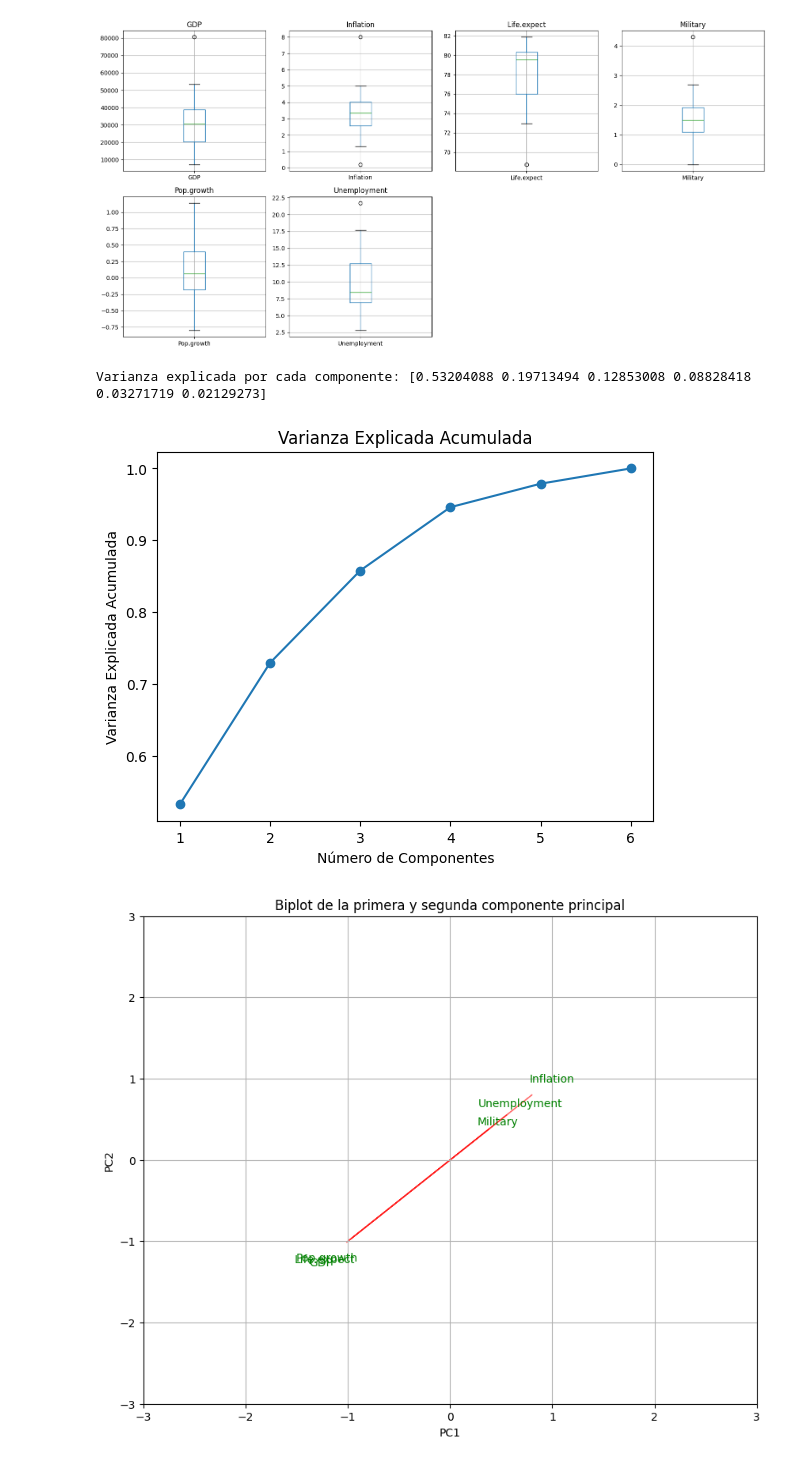
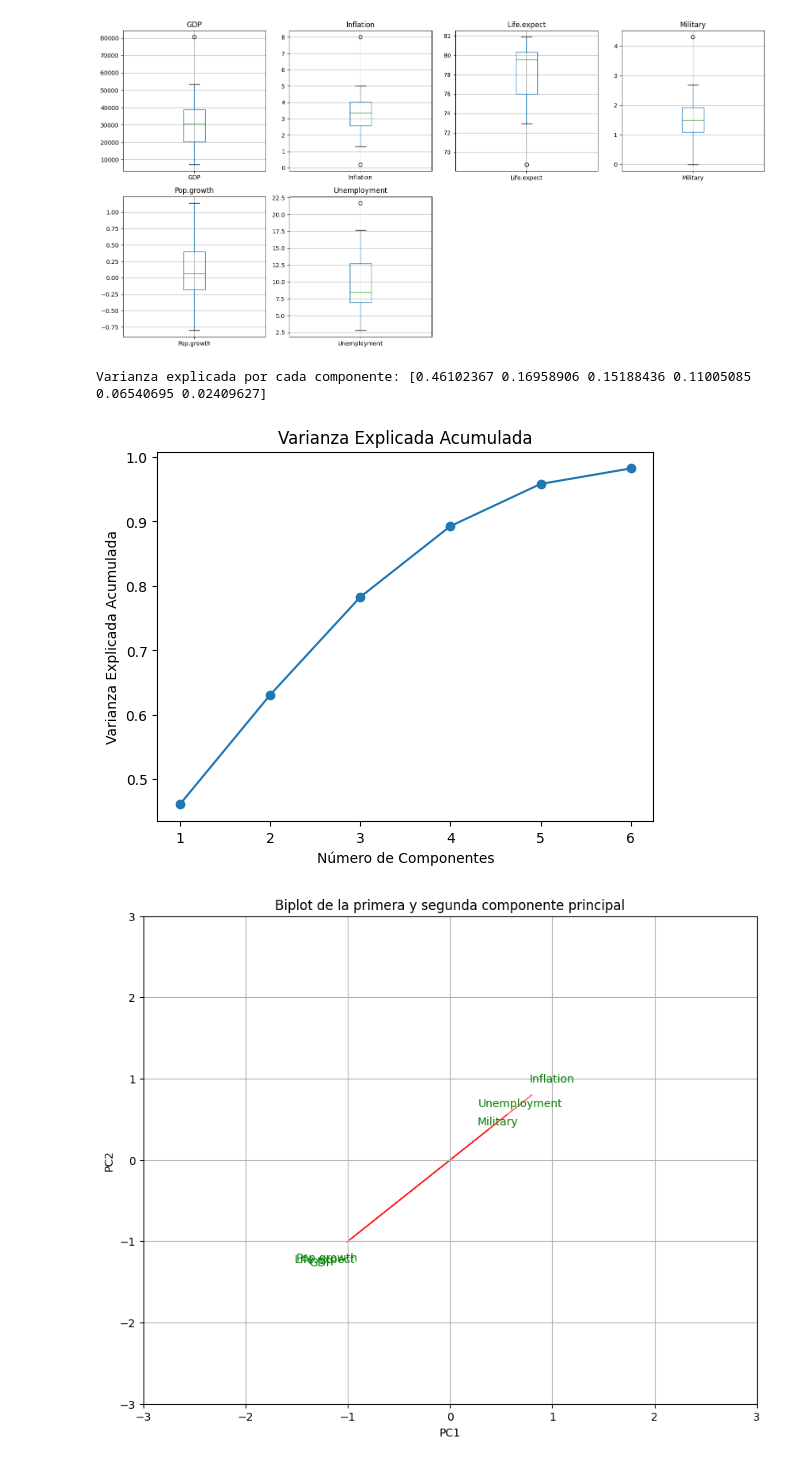
Before and after one commit to Ian-Arnott/TPs-SIA, a Jupyter notebook: Tp4/pca.ipynb, the cells around one changed output. Saved outputs shown, nothing was run; the diff lists cells and outputs as text; code cells hidden in the pictures.

```diff
--- a/Tp4/pca.ipynb
+++ b/Tp4/pca.ipynb
@@ -85,27 +85,27 @@ plt.show()
 # %% [output]
 [figure]
 # %%
-X = df.iloc[:, 2:]
+X = df.iloc[:, 1:]
 
 scaler = StandardScaler()
 X_scaled = scaler.fit_transform(X)
 
 # Realizar el PCA
 pca = PCA(n_components=6)
 X_pca = pca.fit_transform(X_scaled)
 
 explained_variance_ratio = pca.explained_variance_ratio_
 print("Varianza explicada por cada componente:", explained_variance_ratio)
 
 cumulative_explained_variance = np.cumsum(explained_variance_ratio)
 plt.plot(range(1, 7), cumulative_explained_variance, marker='o')
 plt.xlabel('Número de Componentes')
 plt.ylabel('Varianza Explicada Acumulada')
 plt.title('Varianza Explicada Acumulada')
 plt.show()
 # %% [output]
-Varianza explicada por cada componente: [0.53204088 0.19713494 0.12853008 0.08828418 0.03271719 0.02129273]
+Varianza explicada por cada componente: [0.46102367 0.16958906 0.15188436 0.11005085 0.06540695 0.02409627]
-[figure, old version]
+[figure, new version]
 # %%
 loadings = pca.components_[0, :]
 
```
Also changed, not shown: parts of 2 cells of this notebook.
